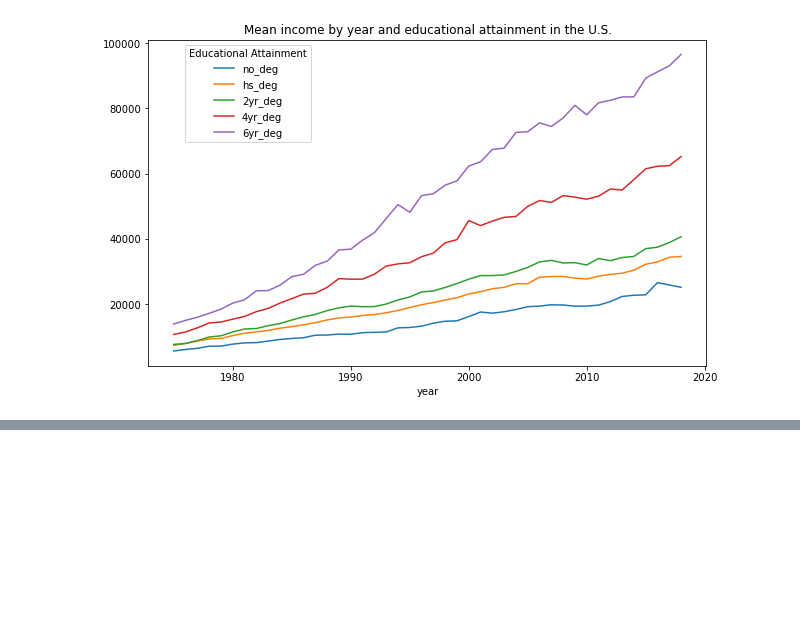
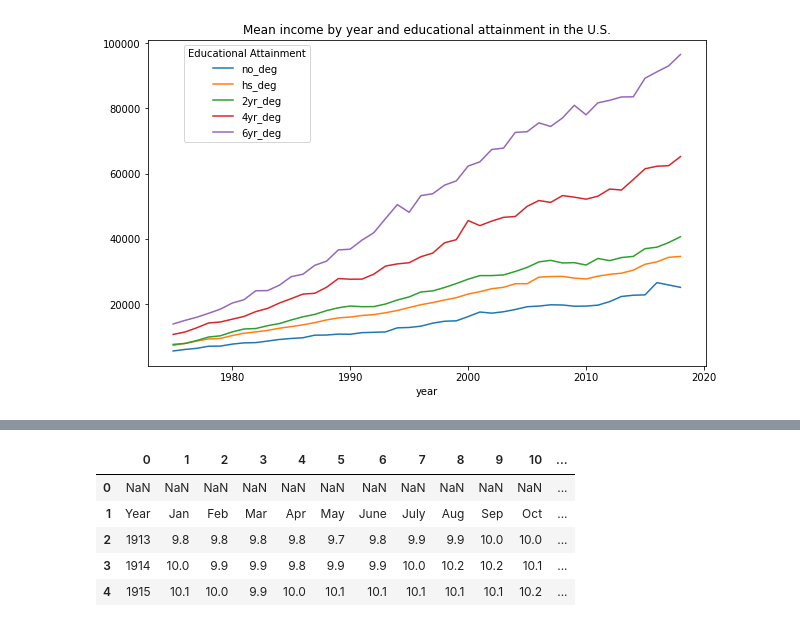
Before and after one commit to Sherbstreit/DSC_Bellevue_Sherbstreit, a Jupyter notebook: 540_final_project.ipynb, the cells around one changed output, grey strips where cells are left out. Saved outputs shown, nothing was run; the diff lists cells and outputs as text; code cells hidden in the pictures; blank space fills up the shorter version.

```diff
--- a/540_final_project.ipynb
+++ b/540_final_project.ipynb
@@ -83,0 +105,11 @@ yr_degree.plot(figsize=(10,6),
+# %%
+# convert website html to dataframe
+infl_df = pd.read_html('https://www.usinflationcalculator.com/inflation/consumer-price-index-and-annual-percent-changes-from-1913-to-2008/')[0]
+infl_df.head()
+# %% [output]
+|  | 0 | 1 | 2 | 3 | 4 | 5 | 6 | 7 | 8 | 9 | 10 | ... |
+| 0 | NaN | NaN | NaN | NaN | NaN | NaN | NaN | NaN | NaN | NaN | NaN | ... |
+| 1 | Year | Jan | Feb | Mar | Apr | May | June | July | Aug | Sep | Oct | ... |
+| 2 | 1913 | 9.8 | 9.8 | 9.8 | 9.8 | 9.7 | 9.8 | 9.9 | 9.9 | 10.0 | 10.0 | ... |
+| 3 | 1914 | 10.0 | 9.9 | 9.9 | 9.8 | 9.9 | 9.9 | 10.0 | 10.2 | 10.2 | 10.1 | ... |
+| 4 | 1915 | 10.1 | 10.0 | 9.9 | 10.0 | 10.1 | 10.1 | 10.1 | 10.1 | 10.1 | 10.2 | ... |
```
Also changed, not shown: parts of 12 cells of this notebook.
